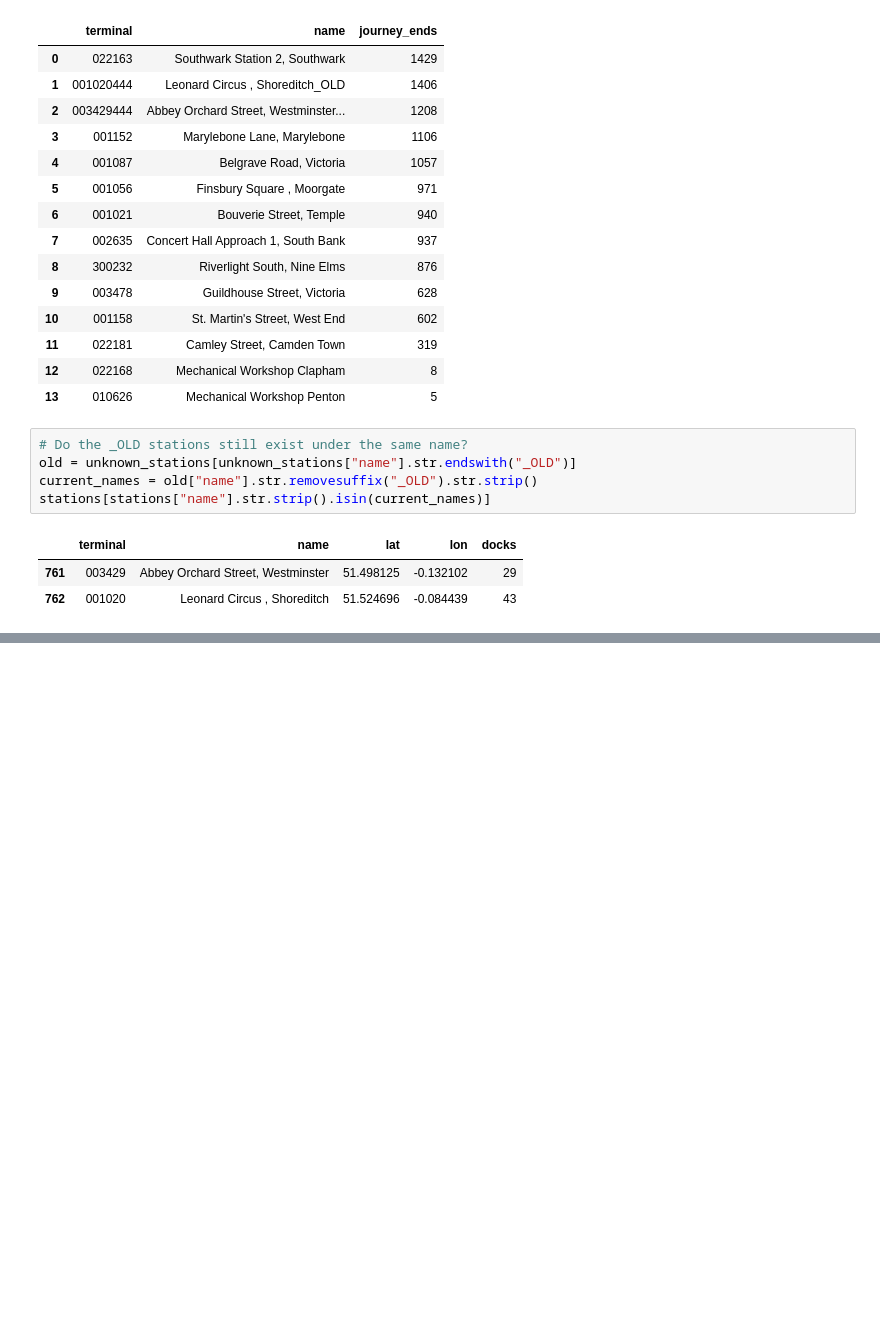
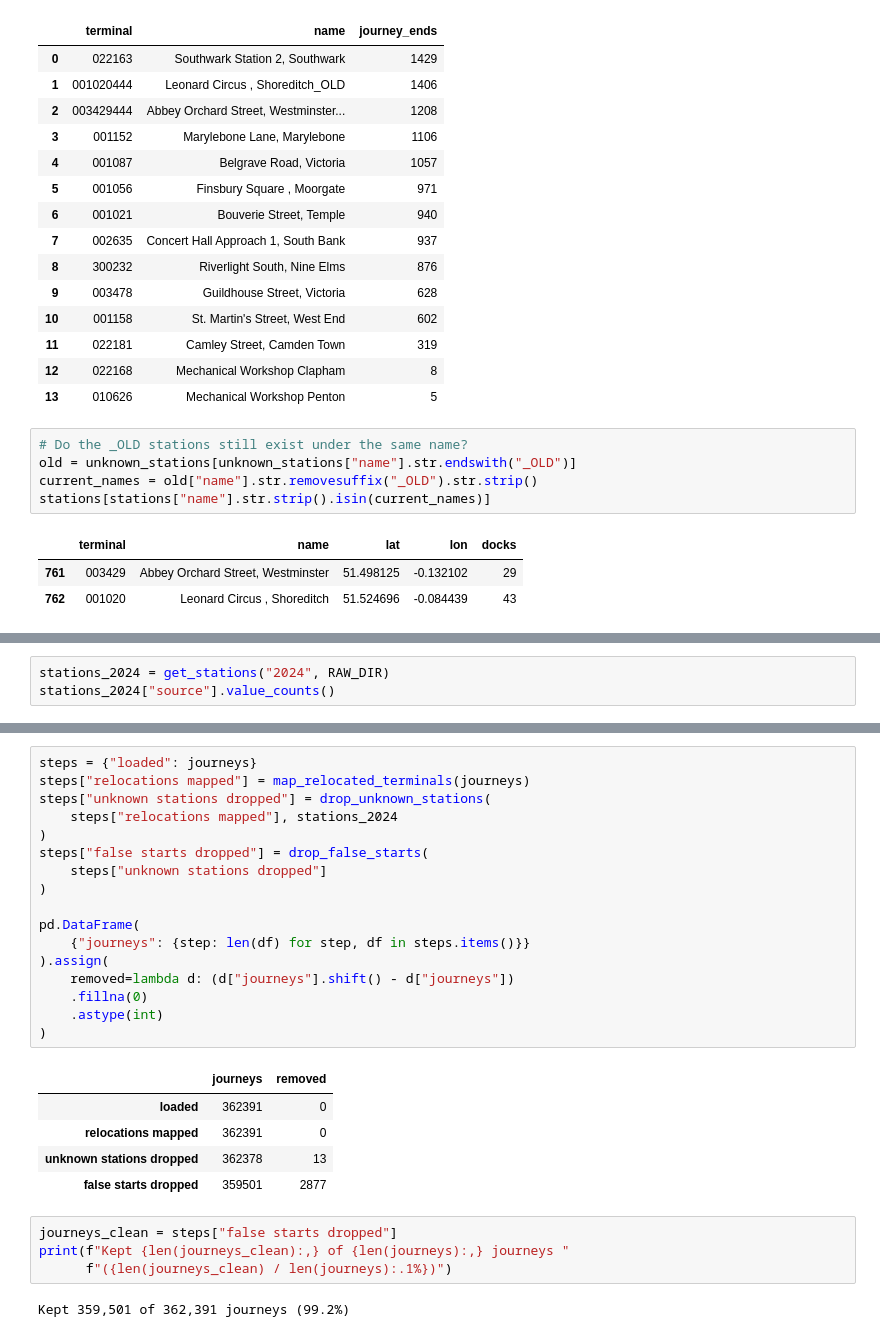
Before and after one commit to rmasad88/data_observatory, a Jupyter notebook: analysis/analysis.ipynb, the cells around one changed output, grey strips where cells are left out. Drawn from its saved outputs; the diff is of its cells as text; blank space fills up the shorter version.

Commit message:
added data cleaning functions

```diff
--- a/analysis/analysis.ipynb
+++ b/analysis/analysis.ipynb
@@ -187,0 +243,3 @@ stations[stations["name"].str.strip().isin(current_names)]
+# %%
+stations_2024 = get_stations("2024", RAW_DIR)
+stations_2024["source"].value_counts()
@@ -187,0 +259,29 @@ stations[stations["name"].str.strip().isin(current_names)]
+# %%
+steps = {"loaded": journeys}
+steps["relocations mapped"] = map_relocated_terminals(journeys)
+steps["unknown stations dropped"] = drop_unknown_stations(
+    steps["relocations mapped"], stations_2024
+)
+steps["false starts dropped"] = drop_false_starts(
+    steps["unknown stations dropped"]
+)
+
+pd.DataFrame(
+    {"journeys": {step: len(df) for step, df in steps.items()}}
+).assign(
+    removed=lambda d: (d["journeys"].shift() - d["journeys"])
+    .fillna(0)
+    .astype(int)
+)
+# %% [output]
+|  | journeys | removed |
+| loaded | 362391 | 0 |
+| relocations mapped | 362391 | 0 |
+| unknown stations dropped | 362378 | 13 |
+| false starts dropped | 359501 | 2877 |
+# %%
+journeys_clean = steps["false starts dropped"]
+print(f"Kept {len(journeys_clean):,} of {len(journeys):,} journeys "
+      f"({len(journeys_clean) / len(journeys):.1%})")
+# %% [output]
+Kept 359,501 of 362,391 journeys (99.2%)
```
Also changed, not shown: parts of 8 cells of this notebook, 2 other files.
